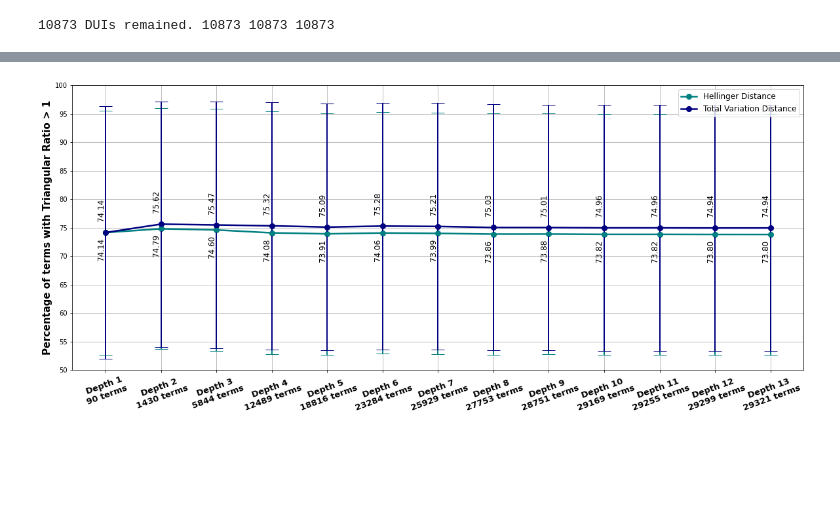
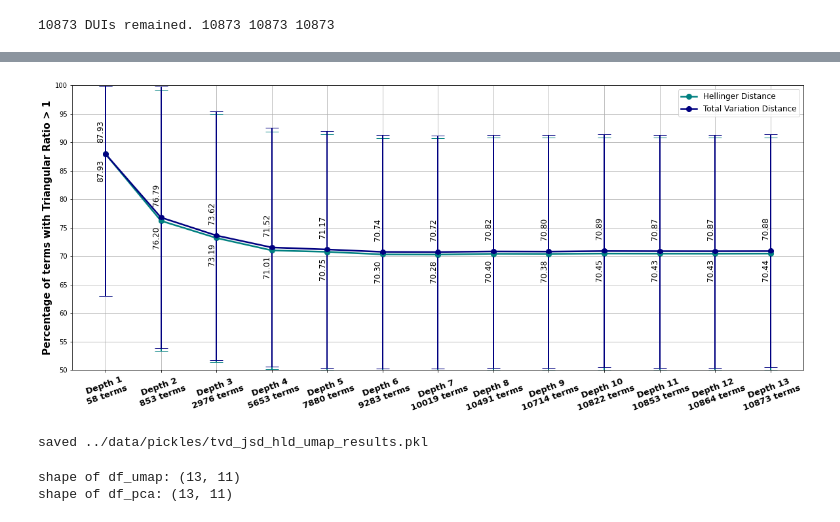
Before and after one commit to HAAIL/science-impacts-industry, a Jupyter notebook: Context Analysis.ipynb, the cells around one changed output, grey strips where cells are left out. Drawn from its saved outputs; the diff is of its cells as text; code cells hidden in the pictures; blank space fills up the shorter version.

```diff
--- a/Context Analysis.ipynb
+++ b/Context Analysis.ipynb
@@ -8,3 +8,4 @@ from scipy import signal
 # %%
 PICKLES_ADDRESS = '../data/pickles/'
 LAG_DATA_ADDRESS = 'lag_data/'
+TEMP_ADDRESS = 'temp/'
@@ -15,0 +12,16 @@ LOADING_PARAM = True
+# %%
+UMAP = True
+LOADING_PARAM = True
+
+if UMAP:
+    TVD_ADDRESS = TEMP_ADDRESS + 'parallel/UMAP/TVDs/'
+    JSD_ADDRESS = TEMP_ADDRESS + 'parallel/UMAP/JSDs/'
+    HLD_ADDRESS = TEMP_ADDRESS + 'parallel/UMAP/HLDs/'
+else:
+    TVD_ADDRESS = '../data/parallel/TVDs/'
+    JSD_ADDRESS = '../data/parallel/JSDs/'
+    HLD_ADDRESS = '../data/parallel/HLDs/'
+
+print('TVD_ADDRESS: ', TVD_ADDRESS)
+print('JSD_ADDRESS: ', JSD_ADDRESS)
+print('HLD_ADDRESS: ', HLD_ADDRESS)
@@ -61,16 +77,16 @@ with open(PICKLES_ADDRESS + 'dui2pubfreqchild.pkl', 'rb') as handle:
 with open(PICKLES_ADDRESS + 'dui2sbfreqchild.pkl', 'rb') as handle:
     dui2sbfreqchild = pickle.load(handle)
     print('dui2sbfreqchild:', len(dui2sbfreqchild))
-with open(PICKLES_ADDRESS + 'dui2pubcit.pkl', 'rb') as handle:
+with open(TEMP_ADDRESS + 'dui2pubcit.pkl', 'rb') as handle:
     dui2pubcit = pickle.load(handle)
     print('dui2pubcit:', len(dui2pubcit))
-with open(PICKLES_ADDRESS + 'dui2sbcit.pkl', 'rb') as handle:
+with open(TEMP_ADDRESS + 'dui2sbcit.pkl', 'rb') as handle:
     dui2sbcit = pickle.load(handle)
     print('dui2sbcit:', len(dui2sbcit))
-with open(PICKLES_ADDRESS + 'dui2pubcitchild.pkl', 'rb') as handle:
+with open(TEMP_ADDRESS + 'dui2pubcitchild.pkl', 'rb') as handle:
     dui2pubcitchild = pickle.load(handle)
     print('dui2pubcitchild:', len(dui2pubcitchild))
-with open(PICKLES_ADDRESS + 'dui2sbcitchild.pkl', 'rb') as handle:
+with open(TEMP_ADDRESS + 'dui2sbcitchild.pkl', 'rb') as handle:
     dui2sbcitchild = pickle.load(handle)
     print('dui2sbcitchild:', len(dui2sbcitchild))
 # %% [output]
@@ -201,7 +243,7 @@ max_window_tvd_percents, max_window_jsd_percents, max_window_hld_percents = [],
 depth_wise_count = []
 
 for depth in range(max_depth + 1):
-    dui_subset = [dui for level in range(depth + 1) for dui in level2duis[level]]
+    dui_subset = [dui for level in range(depth + 1) for dui in level2duis[level] if dui in dui2tvdtr]
     depth_wise_count.append(len(dui_subset))
     dui2tvdtr_yearly = {year: [] for year in years[:-1]}
     dui2jsdtr_yearly = {year: [] for year in years[:-1]}
@@ -284,32 +343,62 @@ fig = plt.figure(figsize=(20, 8))
 ax = fig.add_subplot(111)
 
 # Error bounds for Hellinger Distance
 ax.errorbar(x, max_window_hld_percents, yerr=[hld_std, hld_error_max], fmt='o', ecolor='teal', elinewidth=2, capsize=10, color='teal')
 line3, = ax.plot(x, max_window_hld_percents, marker='o', color='teal', linewidth=2.5, markersize=8, label='Hellinger Distance')
 
 # Error bounds for Total Variation Distance
 ax.errorbar(x, max_window_tvd_percents, yerr=[tvd_std, tvd_error_max], fmt='o', ecolor='navy', elinewidth=2, capsize=10, color='navy')
 line1, = ax.plot(x, max_window_tvd_percents, marker='o', color='navy', linewidth=2.5, markersize=8, label='Total Variation Distance')
 
 ax.grid(True)  # Add gridlines
 ax.set_ylabel('Percentage of terms with Triangular Ratio > 1', fontsize=15, weight='bold')
 ax.set_xticks(range(len(x)))
 ax.set_xticklabels(x, rotation=20, fontsize=13, weight='bold')
 ax.set_yticks(range(50, 101, 5))  # Set y-axis ticks from 50 to 100 in steps of 10
 ax.set_ylim(50, 100)  # Set y-axis limits from 50% to 100%
 
 # Add annotations for the first line
 for i, val in enumerate(max_window_tvd_percents):
     val_formatted = '{:.2f}'.format(val)
     ax.annotate(f'{val_formatted}', (i, val), textcoords="offset points", xytext=(-7, 20), ha='center', fontsize=12, color='black', rotation=90)
 
 # Add annotations for the third line
 for i, val in enumerate(max_window_hld_percents):
     val_formatted = '{:.2f}'.format(val)
     ax.annotate(f'{val_formatted}', (i, val), textcoords="offset points", xytext=(-7, -40), ha='center', fontsize=12, color='black', rotation=90)
 
 plt.legend(loc='upper right', fontsize='large')  # Add legend
-plt.savefig('tvd_jsd_hld.png', dpi=300, bbox_inches='tight')
+if UMAP:
+    plt.savefig('tvd_jsd_hld_umap.png', dpi=300, bbox_inches='tight')
+else:
+    plt.savefig('tvd_jsd_hld_pca.png', dpi=300, bbox_inches='tight')
 plt.show()
 # %% [output]
-[figure, old version]
+[figure, new version]
+# %%
+#save the plot information in a dataframe and save it in data/pickles
+df = pd.DataFrame({'depth': range(1, max_depth + 1), 'tvd': max_window_tvd_percents, 'jsd': max_window_jsd_percents, 'hld': max_window_hld_percents, 'tvd_std': tvd_std, 'jsd_std': jsd_std, \
+                   'hld_std': hld_std, 'tvd_error_max': tvd_error_max, 'jsd_error_max': jsd_error_max, 'hld_error_max': hld_error_max, 'count': depth_wise_count})
+if UMAP:
+    address = PICKLES_ADDRESS + 'tvd_jsd_hld_umap_results.pkl'
+    df.to_pickle(address)
+else:
+    address = PICKLES_ADDRESS + 'tvd_jsd_hld_pca_results.pkl'
+    df.to_pickle(address)
+
+print('saved', address)
+# %% [output]
+saved ../data/pickles/tvd_jsd_hld_umap_results.pkl
+# %%
+#load both dataframes and plot them together
+with open(PICKLES_ADDRESS + 'tvd_jsd_hld_umap_results.pkl', 'rb') as handle:
+    df_umap = pickle.load(handle)
+
+with open(PICKLES_ADDRESS + 'tvd_jsd_hld_pca_results.pkl', 'rb') as handle:
+    df_pca = pickle.load(handle)
+
+print('shape of df_umap:', df_umap.shape)
+print('shape of df_pca:', df_pca.shape)
+# %% [output]
+shape of df_umap: (13, 11)
+shape of df_pca: (13, 11)
```
Also changed, not shown: parts of 10 cells of this notebook.
